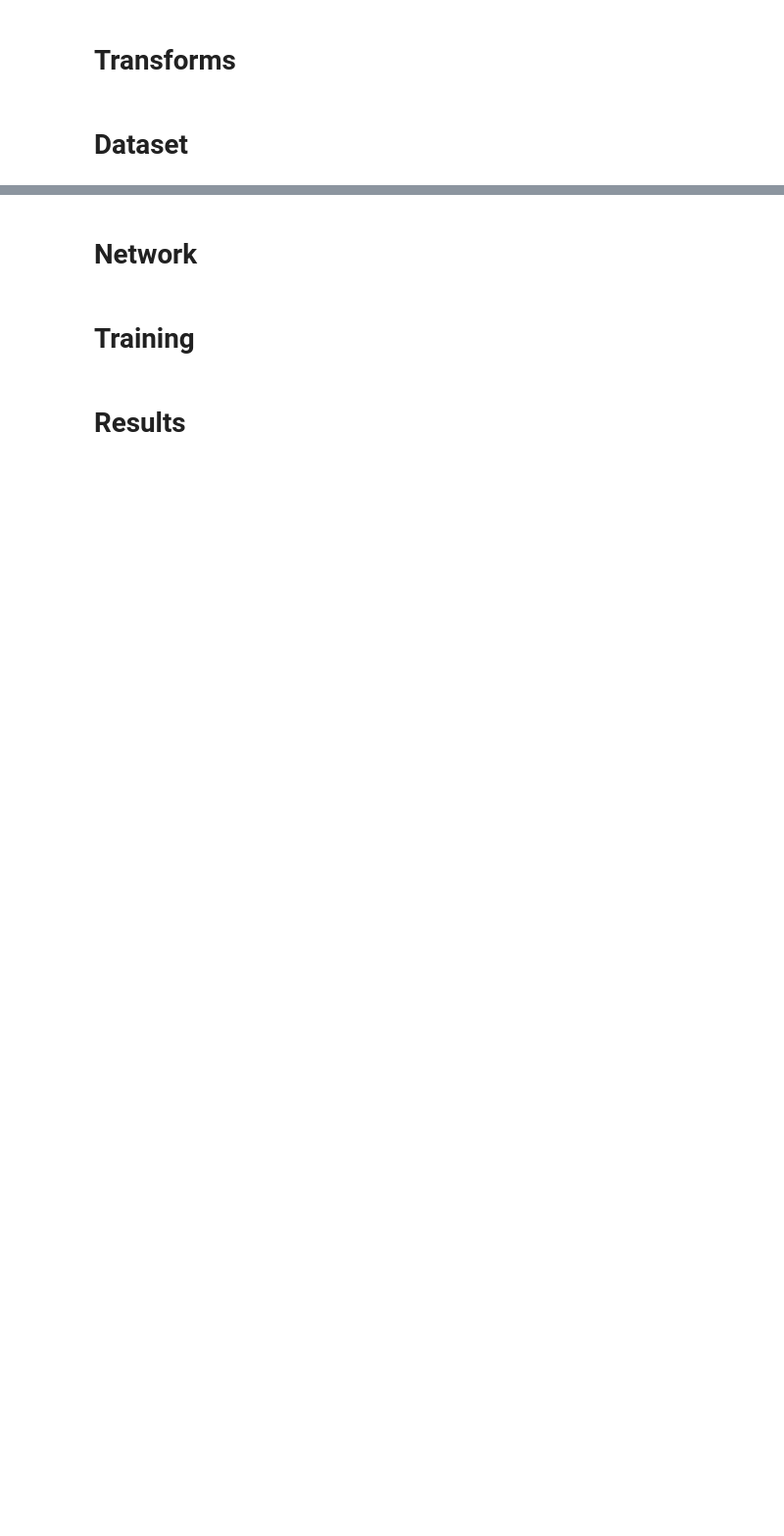
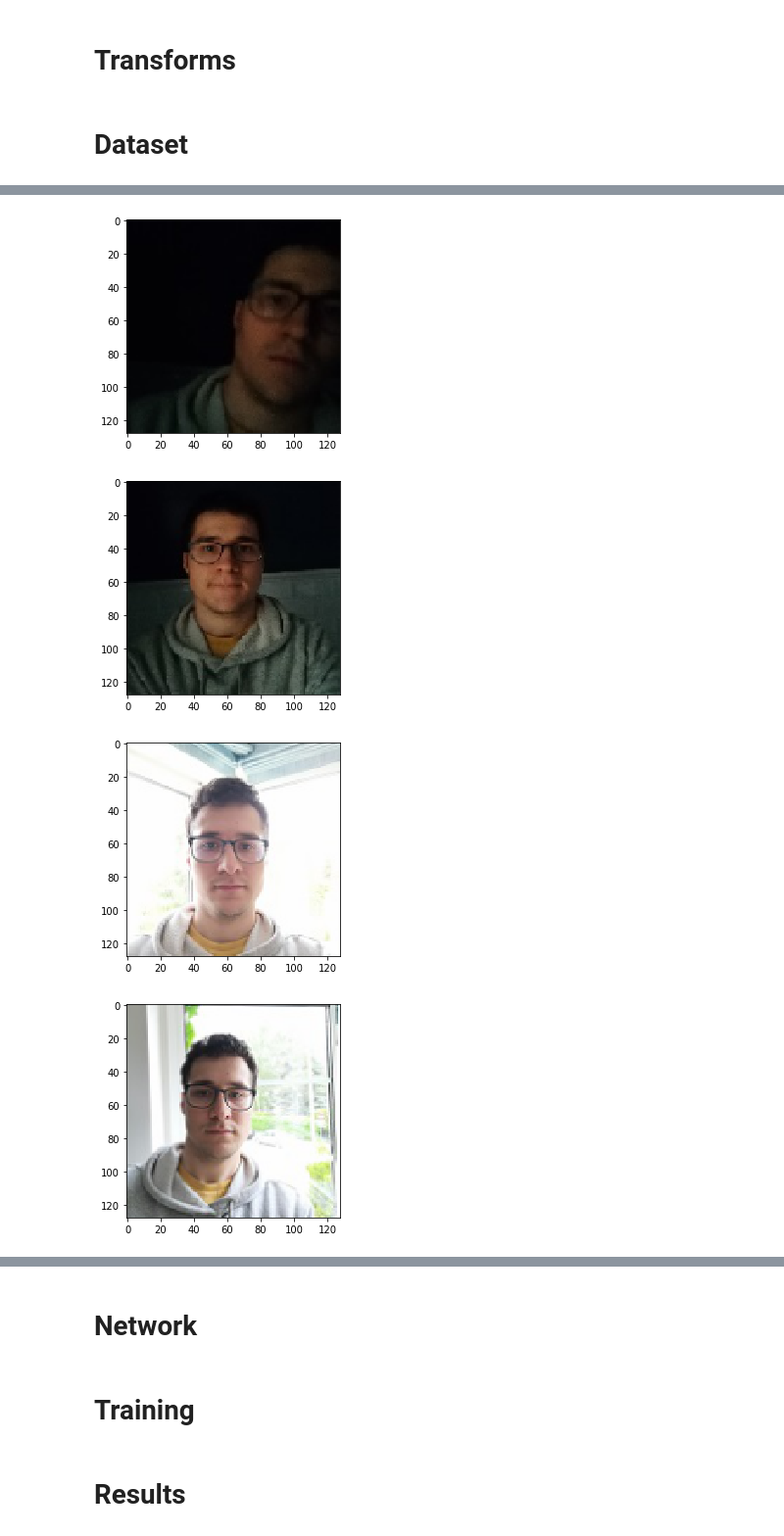
Before and after one commit to kboroszko/NN2, a Jupyter notebook: loaded.ipynb, the cells around one changed output, grey strips where cells are left out. Shown at 98% size. Cells and saved outputs as stored; diff of their text form; code cells hidden in the pictures; blank space fills up the shorter version.

```diff
--- a/loaded.ipynb
+++ b/loaded.ipynb
@@ -218,3 +226,16 @@ trainloader = DataLoader(train_dataset_aug, batch_size=4,
                         shuffle=True, num_workers=4)
 testloader = DataLoader(test_dataset, batch_size=4,
                         shuffle=False, num_workers=4)
+# %%
+from matplotlib import image
+ims = np.zeros((6,128,128,3))
+for i in range(6):
+    im = transform.resize(image.imread("my_data/{0}.jpg".format(i+1)), (128,128))
+    ims[i] = (im)
+    plt.imshow(im)
+    plt.show()
+# %% [output]
+[figure, added]
+[figure, added]
+[figure, added]
+[figure, added]
```
Also changed, not shown: parts of 5 cells of this notebook, 9 other files.
